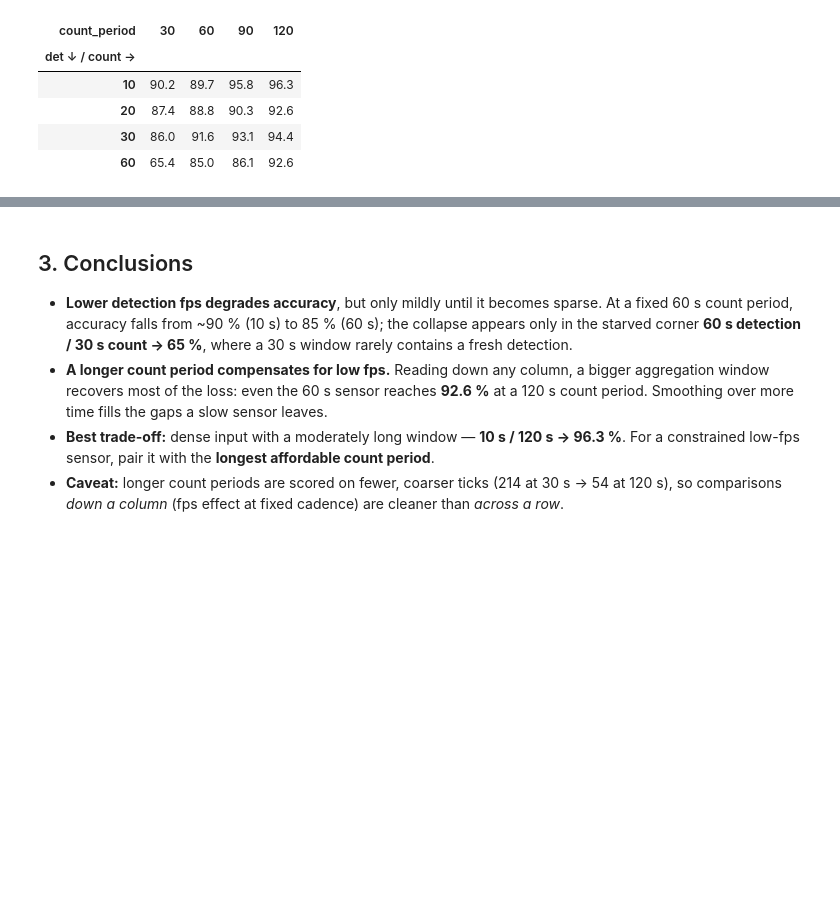
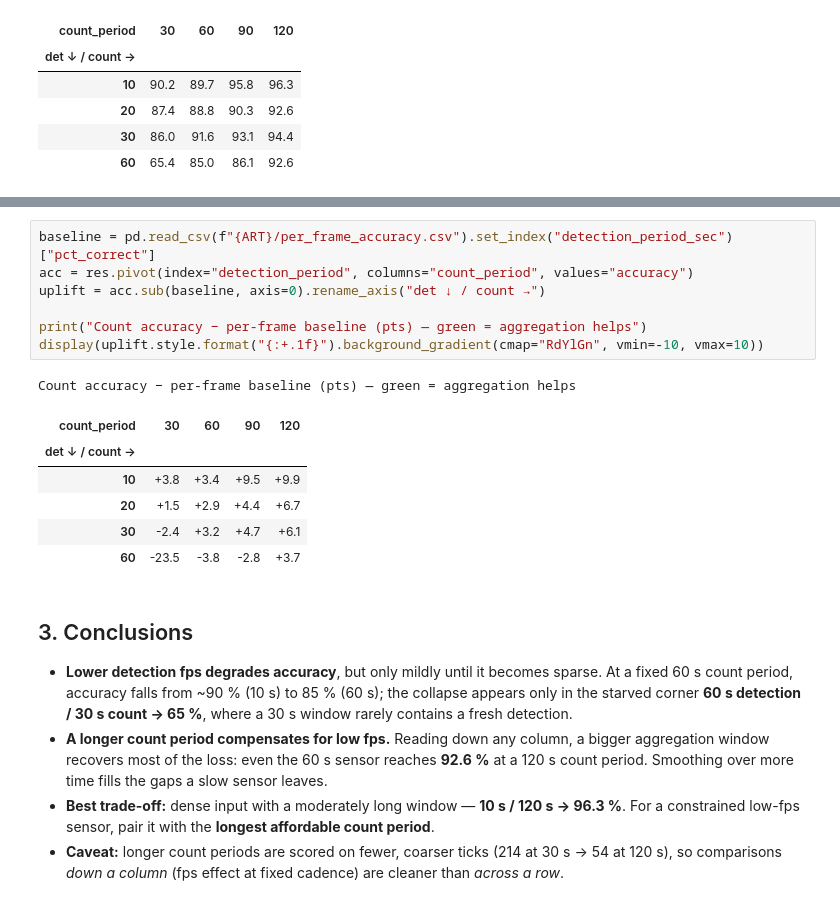
Before and after one commit to klymya/pg-research, a Jupyter notebook: fps_influence_on_count_acuracy_research/report.ipynb, the cells around one changed output, grey strips where cells are left out. Cells and saved outputs as stored; diff of their text form; blank space fills up the shorter version.

```diff
--- a/fps_influence_on_count_acuracy_research/report.ipynb
+++ b/fps_influence_on_count_acuracy_research/report.ipynb
@@ -109,3 +171,18 @@ Exact-match accuracy (%) — higher is better
+# %%
+baseline = pd.read_csv(f"{ART}/per_frame_accuracy.csv").set_index("detection_period_sec")["pct_correct"]
+acc = res.pivot(index="detection_period", columns="count_period", values="accuracy")
+uplift = acc.sub(baseline, axis=0).rename_axis("det ↓ / count →")
+
+print("Count accuracy − per-frame baseline (pts) — green = aggregation helps")
+display(uplift.style.format("{:+.1f}").background_gradient(cmap="RdYlGn", vmin=-10, vmax=10))
+# %% [output]
+Count accuracy − per-frame baseline (pts) — green = aggregation helps
+| count_period | 30 | 60 | 90 | 120 |
+| det ↓ / count → |  |  |  |  |
+| 10 | +3.8 | +3.4 | +9.5 | +9.9 |
+| 20 | +1.5 | +2.9 | +4.4 | +6.7 |
+| 30 | -2.4 | +3.2 | +4.7 | +6.1 |
+| 60 | -23.5 | -3.8 | -2.8 | +3.7 |
 # %% [markdown]
 ## 3. Conclusions
 
```
Also changed, not shown: parts of 4 cells of this notebook, 3 other files.
